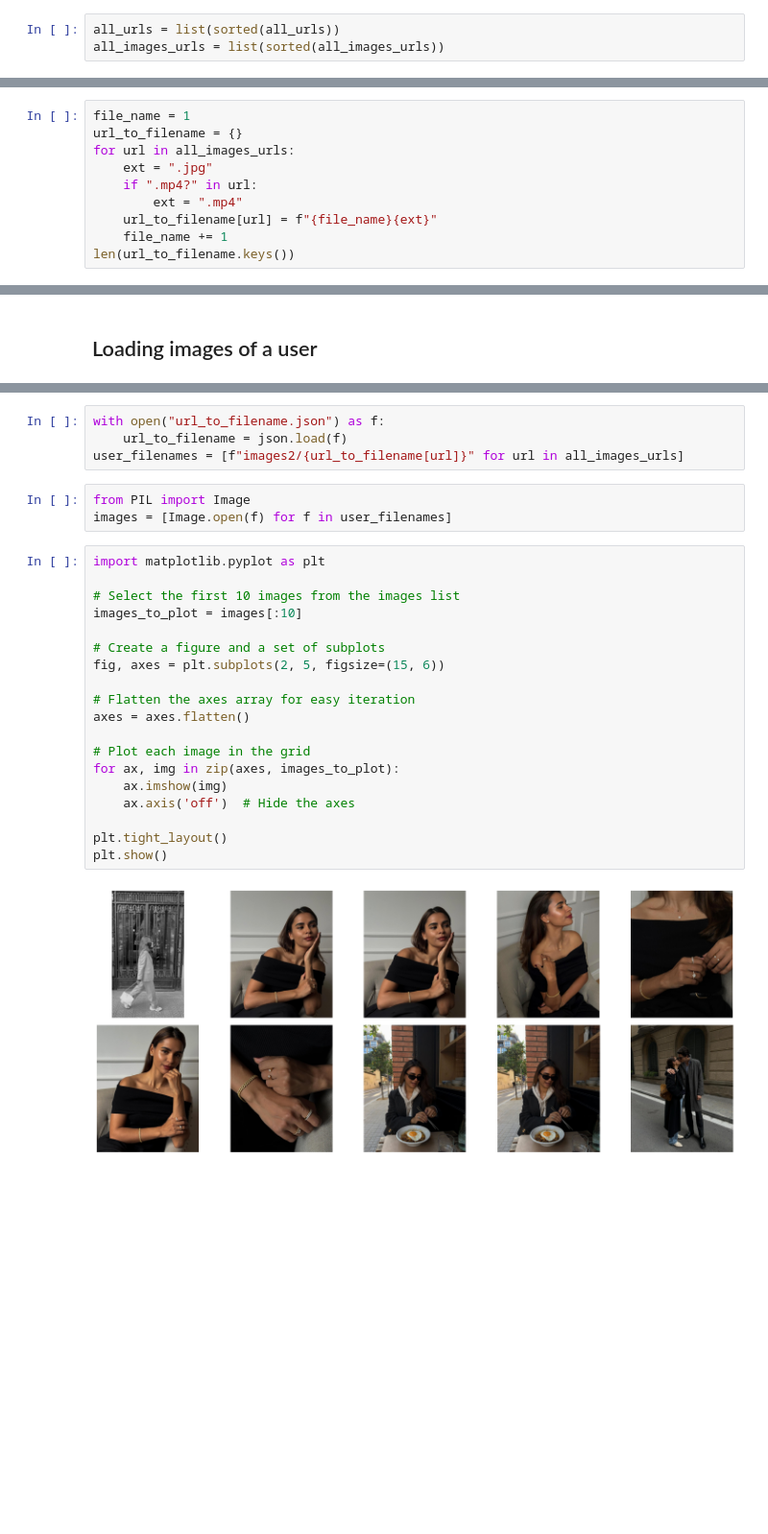
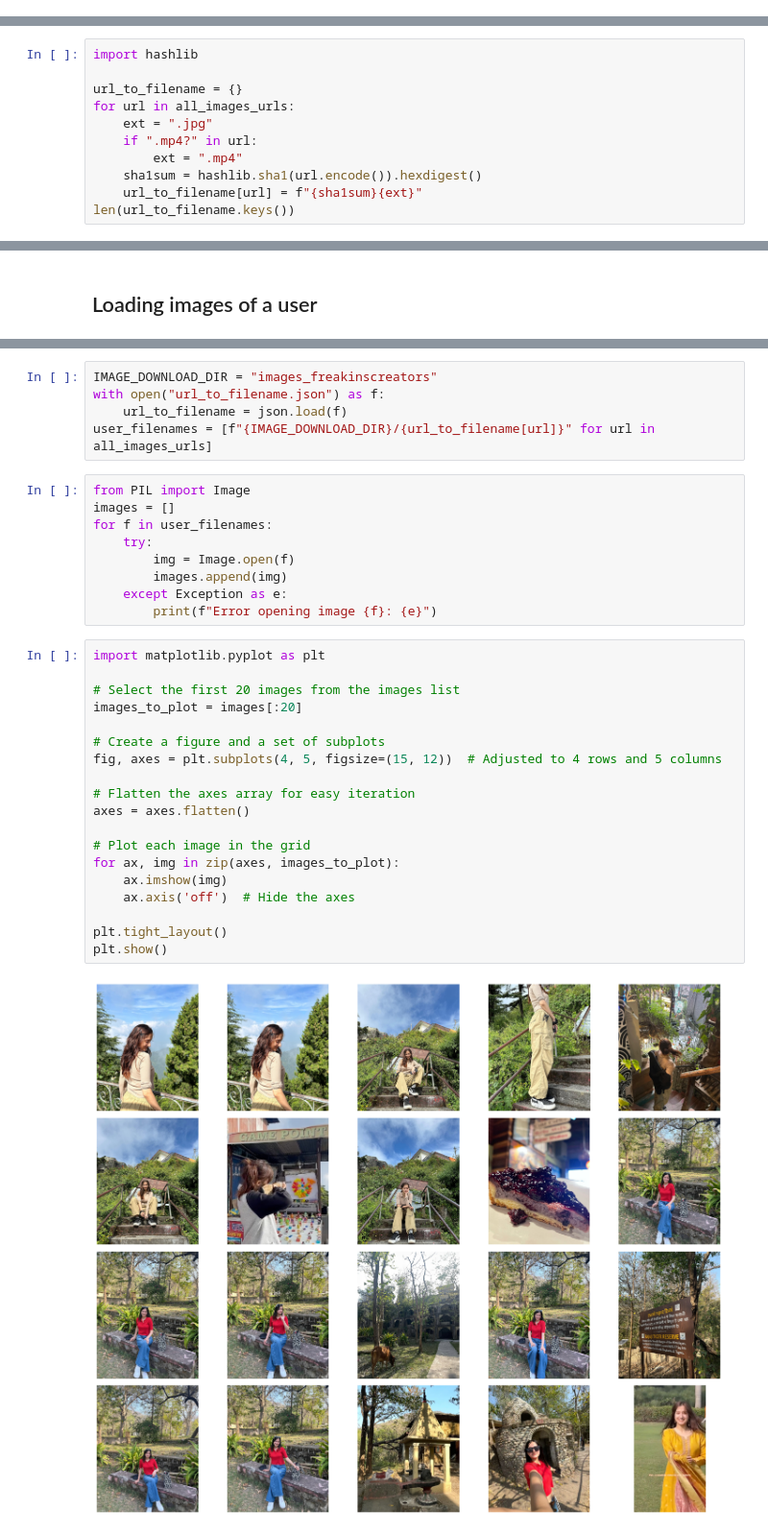
Before and after one commit to husn-app/workflows, a Jupyter notebook: insta_downloader.ipynb, the cells around one changed output, grey strips where cells are left out. Shown at 96% size. Drawn from its saved outputs; the diff is of its cells as text; blank space fills up the shorter version.

Commit message:
change url_to_filename mapping for downloading insta images

```diff
--- a/insta_downloader.ipynb
+++ b/insta_downloader.ipynb
@@ -42,6 +48,3 @@ print(len(all_urls), len(all_images_urls))
-# %%
-all_urls = list(sorted(all_urls))
-all_images_urls = list(sorted(all_images_urls))
 # %%
 with open("all_urls.txt", "w") as all_urls_file:
     for url in all_urls:
@@ -54,13 +57,14 @@ with open("all_images_urls.txt", "w") as all_images_urls_file:
 with open("all_images_urls.txt", "r") as all_images_urls_file:
     all_images_urls = [line.strip() for line in all_images_urls_file]
 # %%
-file_name = 1
+import hashlib
+
 url_to_filename = {}
 for url in all_images_urls:
     ext = ".jpg"
     if ".mp4?" in url:
         ext = ".mp4"
-    url_to_filename[url] = f"{file_name}{ext}"
-    file_name += 1
+    sha1sum = hashlib.sha1(url.encode()).hexdigest()
+    url_to_filename[url] = f"{sha1sum}{ext}"
 len(url_to_filename.keys())
 # %% [output]
@@ -117,28 +139,35 @@ print(len(all_urls), len(all_images_urls))
 # %%
+IMAGE_DOWNLOAD_DIR = "images_freakinscreators"
 with open("url_to_filename.json") as f:
     url_to_filename = json.load(f)
-user_filenames = [f"images2/{url_to_filename[url]}" for url in all_images_urls]
+user_filenames = [f"{IMAGE_DOWNLOAD_DIR}/{url_to_filename[url]}" for url in all_images_urls]
 # %%
 from PIL import Image
-images = [Image.open(f) for f in user_filenames]
+images = []
+for f in user_filenames:
+    try:
+        img = Image.open(f)
+        images.append(img)
+    except Exception as e:
+        print(f"Error opening image {f}: {e}")
 # %%
 import matplotlib.pyplot as plt
 
-# Select the first 10 images from the images list
-images_to_plot = images[:10]
+# Select the first 20 images from the images list
+images_to_plot = images[:20]
 
 # Create a figure and a set of subplots
-fig, axes = plt.subplots(2, 5, figsize=(15, 6))
+fig, axes = plt.subplots(4, 5, figsize=(15, 12))  # Adjusted to 4 rows and 5 columns
 
 # Flatten the axes array for easy iteration
 axes = axes.flatten()
 
 # Plot each image in the grid
 for ax, img in zip(axes, images_to_plot):
     ax.imshow(img)
     ax.axis('off')  # Hide the axes
 
 plt.tight_layout()
 plt.show()
 # %% [output]
-[figure, old version]
+[figure, new version]
```
Also changed, not shown: parts of 7 cells of this notebook, 2 other files.
